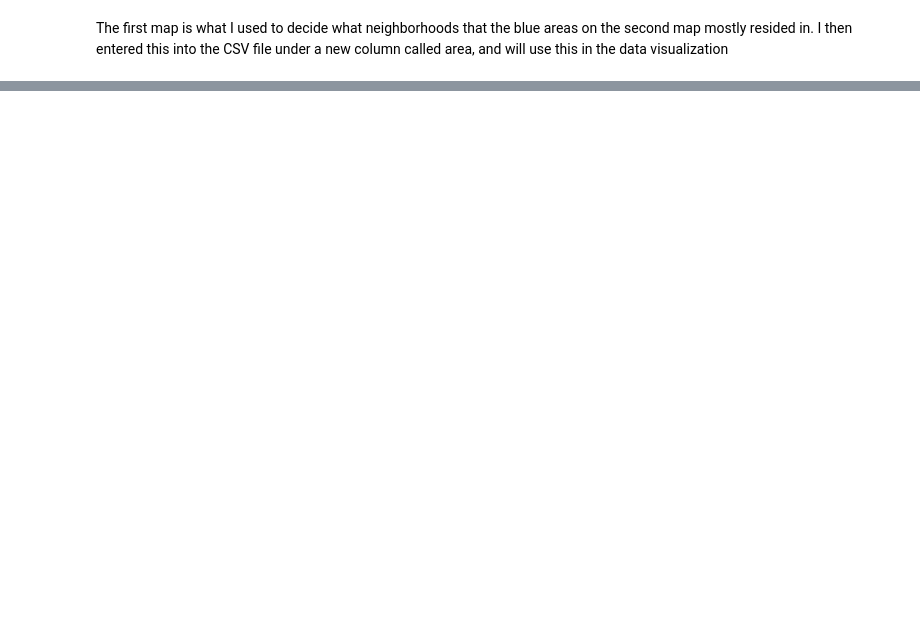
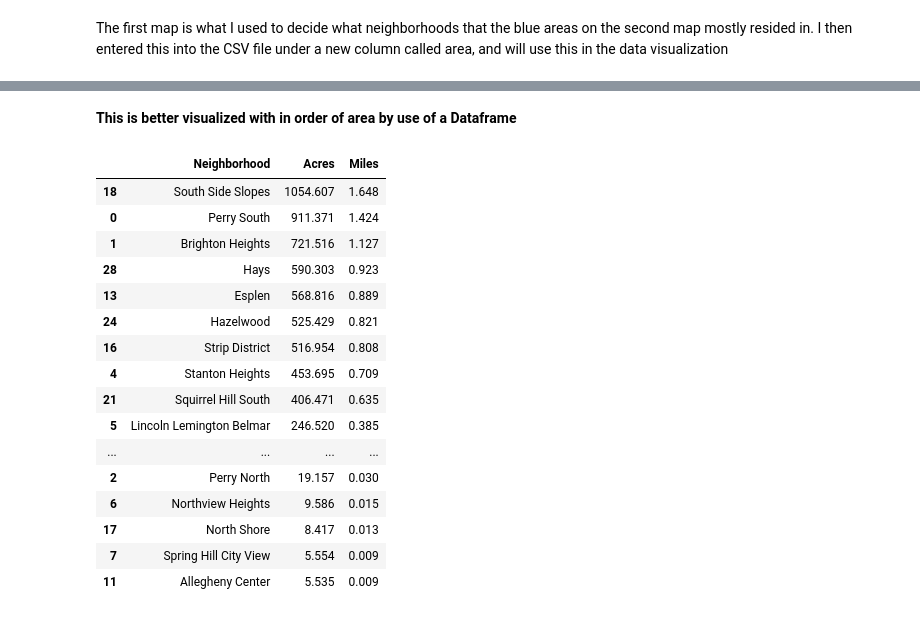
Before and after one commit to ShubhamTewari9/Final-Project, a Jupyter notebook: Landslide.ipynb, the cells around one changed output, grey strips where cells are left out. Drawn from its saved outputs; the diff is of its cells as text; code cells hidden in the pictures; blank space fills up the shorter version.

Commit message:
Finished Landslide

```diff
--- a/Landslide.ipynb
+++ b/Landslide.ipynb
@@ -8,10 +8,15 @@ import numpy as np
 %matplotlib inline
 import matplotlib.pyplot as plt
 
-landslide = pd.read_csv("Landslide.csv",sep="\t")
+landslide = pd.read_csv("landslide.csv")
 # %% [markdown]
 ![PITTSBURGH-NEIGHBORHOODS.webp](attachment:e77bc5f6-cc34-4578-a1c8-dea3252fff0e.webp)
 # %% [markdown]
 ![image.png](attachment:418c0dbd-3a16-4b00-a414-13edfe60f3cf.png)
 # %% [markdown]
 The first map is what I used to decide what neighborhoods that the blue areas on the second map mostly resided in. I then entered this into the CSV file under a new column called area, and will use this in the data visualization
+# %%
+total = 0
+for index, row in landslide.iterrows():
+    total = total + row["sqmiles"]
+print("Pittsburgh has "+ str(total) + " square miles of landslide prone area")
@@ -17,0 +27,6 @@ The first map is what I used to decide what neighborhoods that the blue areas on
+# %%
+neighborhoods = []
+for index, row in landslide.iterrows():
+    if(row["area"] not in neighborhoods):
+        neighborhoods.append(row["area"])
+print("There are " + str(len(neighborhoods)) + " neighborhoods at risk of landslide in Pittsburgh")
@@ -17,0 +35,15 @@ The first map is what I used to decide what neighborhoods that the blue areas on
+# %%
+mile = []
+acre = []
+for neighborhood in neighborhoods:
+    repeat = False
+    for index, row in landslide.iterrows():
+        if row["area"] is neighborhood:
+            if repeat:
+                mile[len(mile)-1] += row["sqmiles"]
+                acre[len(acre)-1] += row["acres"]
+            else:
+                mile.append(row["sqmiles"])
+                acre.append(row["acres"])
+                repeat = True
+    print(str(neighborhood) + "\nSquare Miles: " + str(mile[len(mile)-1]) + "\nAcres: " + str(acre[len(acre)-1]) + "\n\n")
@@ -17,0 +68,23 @@ The first map is what I used to decide what neighborhoods that the blue areas on
+# %% [markdown]
+**This is better visualized with in order of area by use of a Dataframe**
+# %%
+df = pd.DataFrame({"Neighborhood" : neighborhoods,"Acres" : acre,"Miles" : mile})
+df.sort_values(by = "Miles",ascending=False)
+# %% [output]
+|  | Neighborhood | Acres | Miles |
+| 18 | South Side Slopes | 1054.607 | 1.648 |
+| 0 | Perry South | 911.371 | 1.424 |
+| 1 | Brighton Heights | 721.516 | 1.127 |
+| 28 | Hays | 590.303 | 0.923 |
+| 13 | Esplen | 568.816 | 0.889 |
+| 24 | Hazelwood | 525.429 | 0.821 |
+| 16 | Strip District | 516.954 | 0.808 |
+| 4 | Stanton Heights | 453.695 | 0.709 |
+| 21 | Squirrel Hill South | 406.471 | 0.635 |
+| 5 | Lincoln Lemington Belmar | 246.520 | 0.385 |
+| ... | ... | ... | ... |
+| 2 | Perry North | 19.157 | 0.030 |
+| 6 | Northview Heights | 9.586 | 0.015 |
+| 17 | North Shore | 8.417 | 0.013 |
+| 7 | Spring Hill City View | 5.554 | 0.009 |
+| 11 | Allegheny Center | 5.535 | 0.009 |
```
Also changed, not shown: parts of 7 cells of this notebook, 1 other file.
